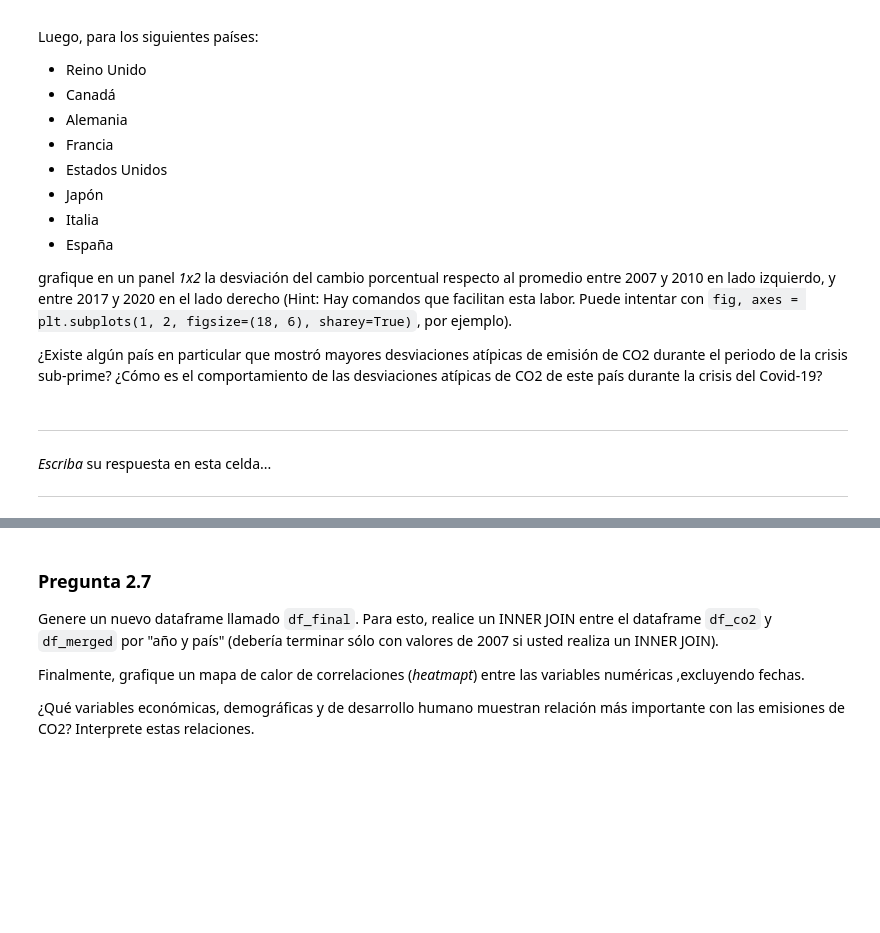
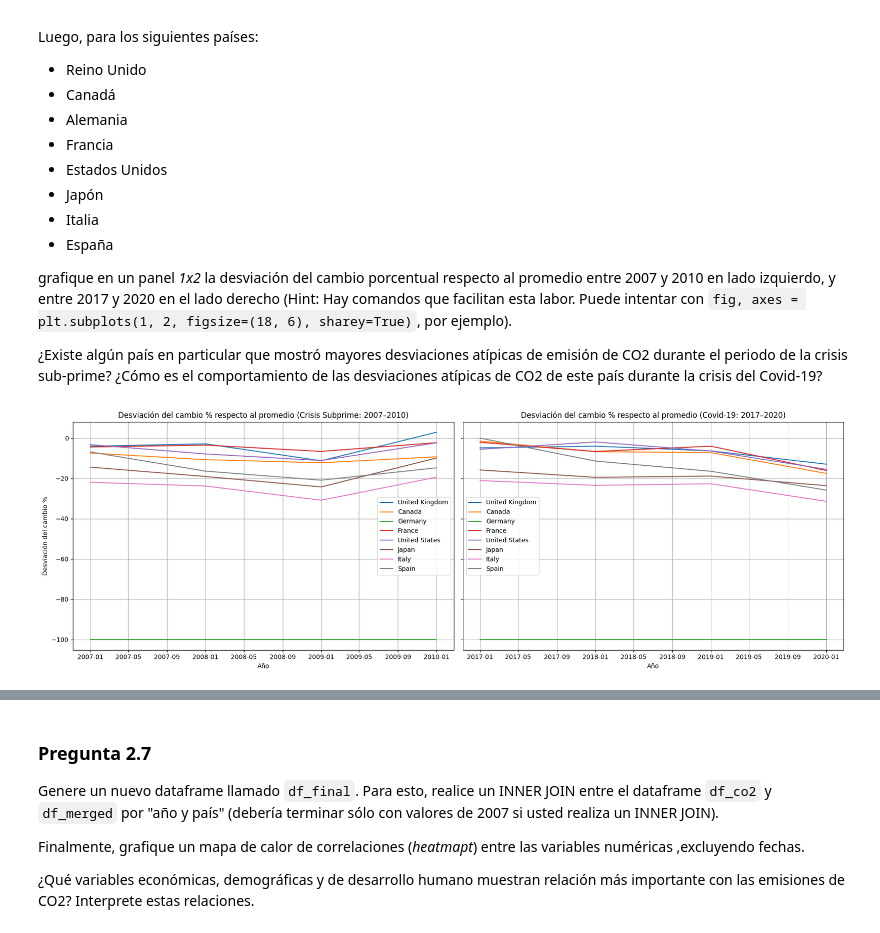
Before and after one commit to Nacho0611/Tarea1ML, a Jupyter notebook: Tarea_1.ipynb, the cells around one changed output, grey strips where cells are left out. Drawn from its saved outputs; the diff is of its cells as text; code cells hidden in the pictures; blank space fills up the shorter version.

```diff
--- a/Tarea_1.ipynb
+++ b/Tarea_1.ipynb
@@ -1204,12 +1204,41 @@ Luego, para los siguientes países:
 grafique en un panel _1x2_ la desviación del cambio porcentual respecto al promedio entre 2007 y 2010 en lado izquierdo, y entre 2017 y 2020 en el lado derecho (Hint: Hay comandos que facilitan esta labor. Puede intentar con `fig, axes = plt.subplots(1, 2, figsize=(18, 6), sharey=True)`, por ejemplo).
 
 ¿Existe algún país en particular que mostró mayores desviaciones atípicas de emisión de CO2 durante el periodo de la crisis sub-prime? ¿Cómo es el comportamiento de las desviaciones atípicas de CO2 de este país durante la crisis del Covid-19?
-# %% [markdown]
----
-
-
-*Escriba* su respuesta en esta celda...
-
-
-
----
+# %%
+df_co2_ord = df_co2.sort_values(by=['Country', 'Año']).copy()
+df_co2_ord['cambio_pct_anual'] = df_co2_ord.groupby('Country')['Total'].pct_change() * 100
+df_co2_ord['promedio_cambio_pct'] = df_co2_ord.groupby('Country')['cambio_pct_anual'].transform('mean')
+df_co2_ord['desviacion_respecto_promedio'] = df_co2_ord['cambio_pct_anual'] - df_co2_ord['promedio_cambio_pct']
+df_co2_ord['desviacion_clip'] = df_co2_ord['desviacion_respecto_promedio'].clip(lower=-100, upper=100)
+paises_graficar = ['United Kingdom', 'Canada', 'Germany', 'France', 'United States', 'Japan', 'Italy', 'Spain']
+
+subprime = df_co2_ord[
+    (df_co2_ord['Año'].dt.year.between(2007, 2010)) &
+    (df_co2_ord['Country'].isin(paises_graficar))
+]
+covid = df_co2_ord[
+    (df_co2_ord['Año'].dt.year.between(2017, 2020)) &
+    (df_co2_ord['Country'].isin(paises_graficar))
+]
+# Grafico
+fig, axes = plt.subplots(1, 2, figsize=(18, 6), sharey=True)
+for pais in paises_graficar:
+    datos_pais = subprime[subprime['Country'] == pais]
+    axes[0].plot(datos_pais['Año'], datos_pais['desviacion_clip'], label=pais)
+axes[0].set_title("Desviación del cambio % respecto al promedio (Crisis Subprime: 2007–2010)")
+axes[0].set_xlabel("Año")
+axes[0].set_ylabel("Desviación del cambio %")
+axes[0].legend()
+axes[0].grid(True)
+for pais in paises_graficar:
+    datos_pais = covid[covid['Country'] == pais]
+    axes[1].plot(datos_pais['Año'], datos_pais['desviacion_clip'], label=pais)
+axes[1].set_title("Desviación del cambio % respecto al promedio (Covid-19: 2017–2020)")
+axes[1].set_xlabel("Año")
+axes[1].legend()
+axes[1].grid(True)
+
+plt.tight_layout()
+plt.show()
+# %% [output]
+[figure, added]
```
Also changed, not shown: parts of 1 cell of this notebook.
